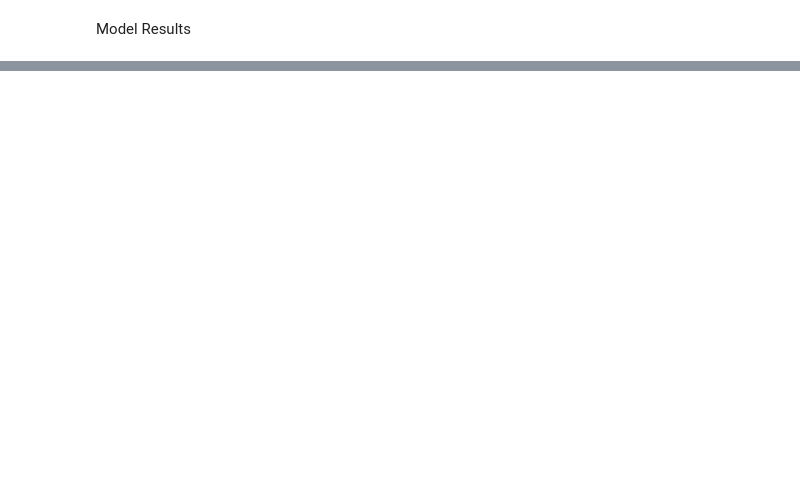
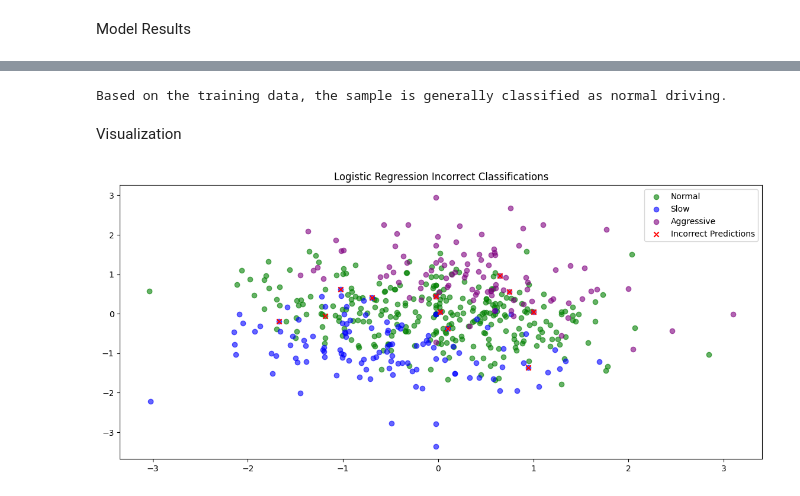
Before and after one commit to Boussi7/driving_behavior_classifier, a Jupyter notebook: classifier.ipynb, the cells around one changed output, grey strips where cells are left out. Drawn from its saved outputs; the diff is of its cells as text; code cells hidden in the pictures; blank space fills up the shorter version.

Commit message:
Additional features, minor QOL changes, and data visualization tools added

```diff
--- a/classifier.ipynb
+++ b/classifier.ipynb
@@ -69,13 +140,41 @@ Model Results
 # %%
-from sklearn.metrics import classification_report, accuracy_score
-
-print("Logistic Regression Accuracy:", accuracy_score(y_test_classes, y_pred_logreg_direct))
-print("Logistic Regression Classification Report:\n", classification_report(y_test_classes, y_pred_logreg_direct))
-
-print("Neural Network Accuracy:", accuracy_score(y_test_classes, y_pred_classes))
-print("Classification Report:\n", classification_report(y_test_classes, y_pred_classes))
-
 # Print what the majority of the training data was classified as
 majority_class_index = np.argmax(np.sum(y_train, axis=0))
 class_mapping = {0: 'normal', 1: 'slow', 2: 'aggressive'}
 print("Based on the training data, the sample is generally classified as", class_mapping[majority_class_index], "driving.")
+# %% [output]
+Based on the training data, the sample is generally classified as normal driving.
+# %% [markdown]
+Visualization
+# %%
+# For Logistic Regression
+incorrect_logreg = y_test_classes != y_pred_logreg_direct
+
+# For Neural Network
+incorrect_nn = y_test_classes != y_pred_classes
+
+def plot_incorrect_classifications(X_test, y_test_classes, incorrect_indices, title, class_labels):
+    # Color map for each class
+    colors = ['green', 'blue', 'purple']
+
+    # Makes the plot wider so data is easier to see
+    plt.figure(figsize=(14, 6))
+
+    # Create a scatter plot for each class
+    for i, label in enumerate(class_labels):
+        plt.scatter(X_test[y_test_classes == i, 0], X_test[y_test_classes == i, 1],
+                    color=colors[i], label=f'{label}', alpha=0.6)
+
+    # Plot the incorrect classifications
+    plt.scatter(X_test[incorrect_indices, 0], X_test[incorrect_indices, 1],
+                color='red', marker='x', label='Incorrect Predictions')
+
+    plt.title(title)
+    plt.legend()
+    plt.show()
+# %%
+# Logistic Regression Incorrect Classifications
+plot_incorrect_classifications(X_test, y_test_classes, incorrect_logreg,
+                               'Logistic Regression Incorrect Classifications', class_labels)
+# %% [output]
+[figure, added]
```
Also changed, not shown: parts of 4 cells of this notebook, 1 other file.
